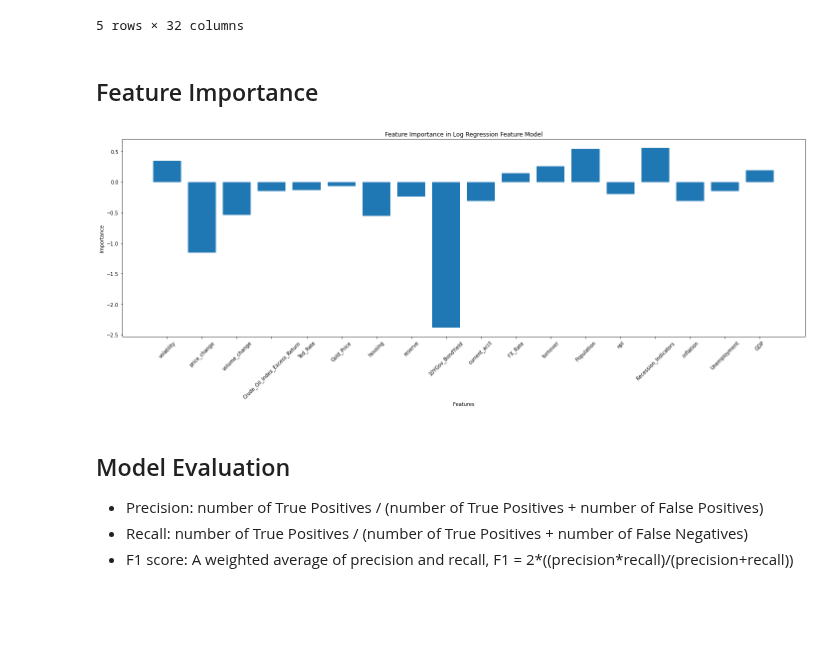
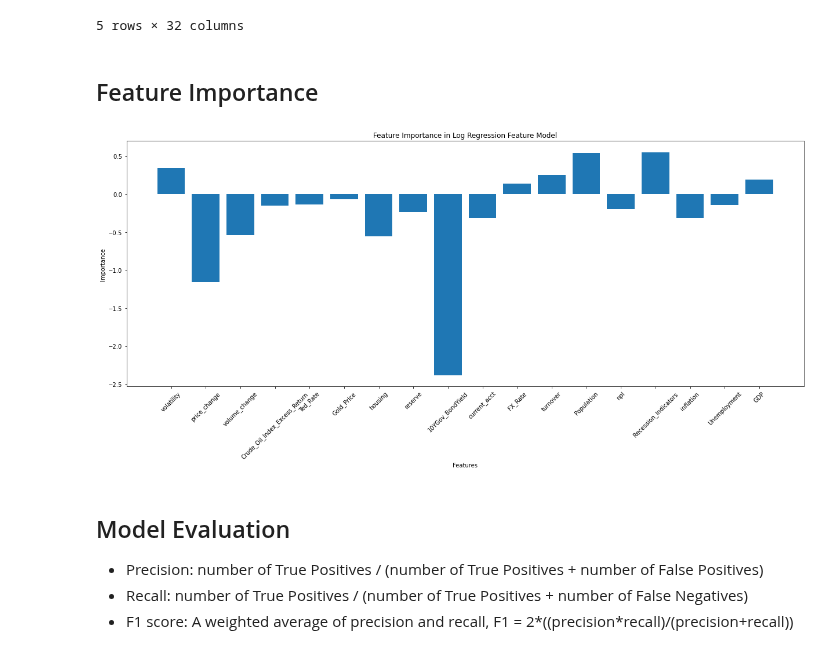
Before and after one commit to nicockt/fyp-2024, a Jupyter notebook: models/Log Regression_features.ipynb, the cells around one changed output. Saved outputs shown, nothing was run; the diff lists cells and outputs as text; code cells hidden in the pictures; blank space fills up the shorter version.

Commit message:
Change importance plot

```diff
--- a/models/Log Regression_features.ipynb
+++ b/models/Log Regression_features.ipynb
@@ -267,27 +268,13 @@ evaluation_df
 | 3 | 1998-03-31 | 2012-12-31 | 2013-03-31 | 2016-06-30 | [[111, 18], [3, 8]] | 0.307692 | 0.727273 | 0.432432 | 0.850000 | ... |
 | 4 | 1998-03-31 | 2016-06-30 | 2016-09-30 | 2019-12-31 | [[122, 17], [0, 1]] | 0.055556 | 1.000000 | 0.105263 | 0.878571 | ... |
 5 rows × 32 columns
-# %% [markdown]
-## Feature Importance
-# %%
-model_name = "Log Regression Feature"
-importance_columns = [col for col in evaluation_df.columns if col.endswith("_importance")]
-
-importance_avgs = evaluation_df[importance_columns].mean(axis=0)
-cleaned_index = [index.replace("_importance", "") for index in importance_avgs.index]
-importance_avgs = pd.Series(importance_avgs.values, index=cleaned_index)
-
-# Plot the column average as a bar chart
-plt.figure(1, [20, 8])
-plt.bar(range(len(importance_avgs)), importance_avgs)
-plt.title(f'Feature Importance in {model_name} Model')
-plt.xlabel('Features')
-plt.ylabel('Importance')
-plt.xticks(range(len(importance_avgs)), importance_avgs.index, fontsize=10, rotation='45')
-plt.tight_layout()
-plt.show()
-# %% [output]
-[figure, removed]
+# %% [markdown]
+## Feature Importance
+# %%
+model_name = "Log Regression Feature"
+plot_feature_importances(evaluation_df, model_name)
+# %% [output]
+[figure, added]
 # %% [markdown]
 ## Model Evaluation
 - Precision: number of True Positives / (number of True Positives + number of False Positives)
```
Also changed, not shown: parts of 3 cells of this notebook, 1 other file.
